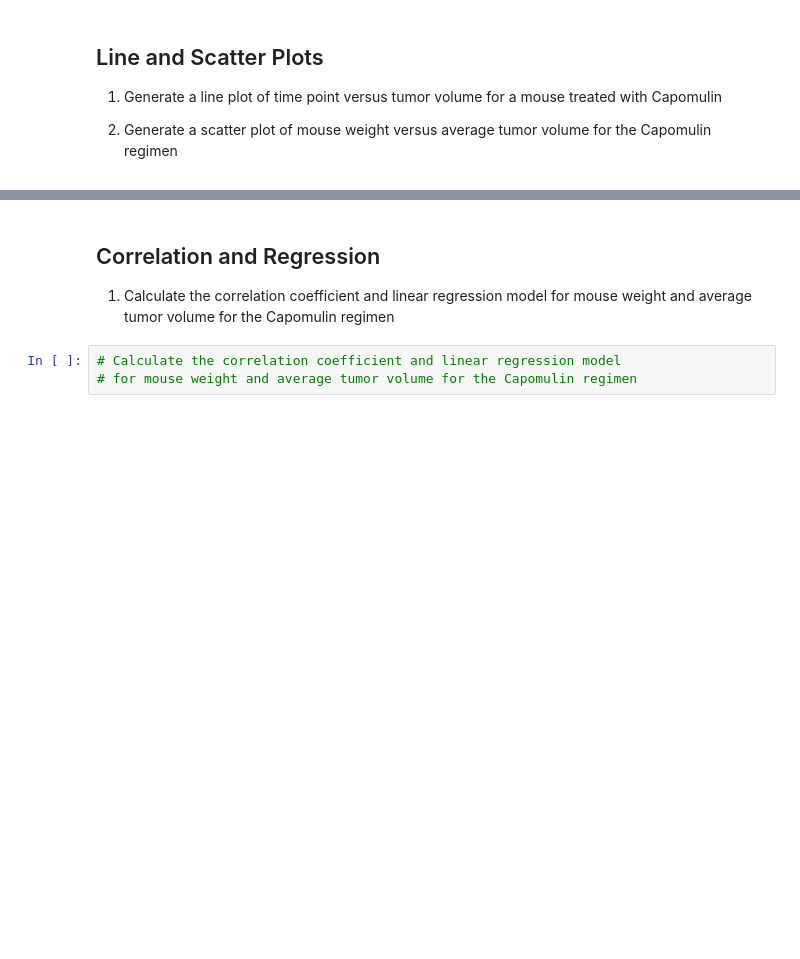
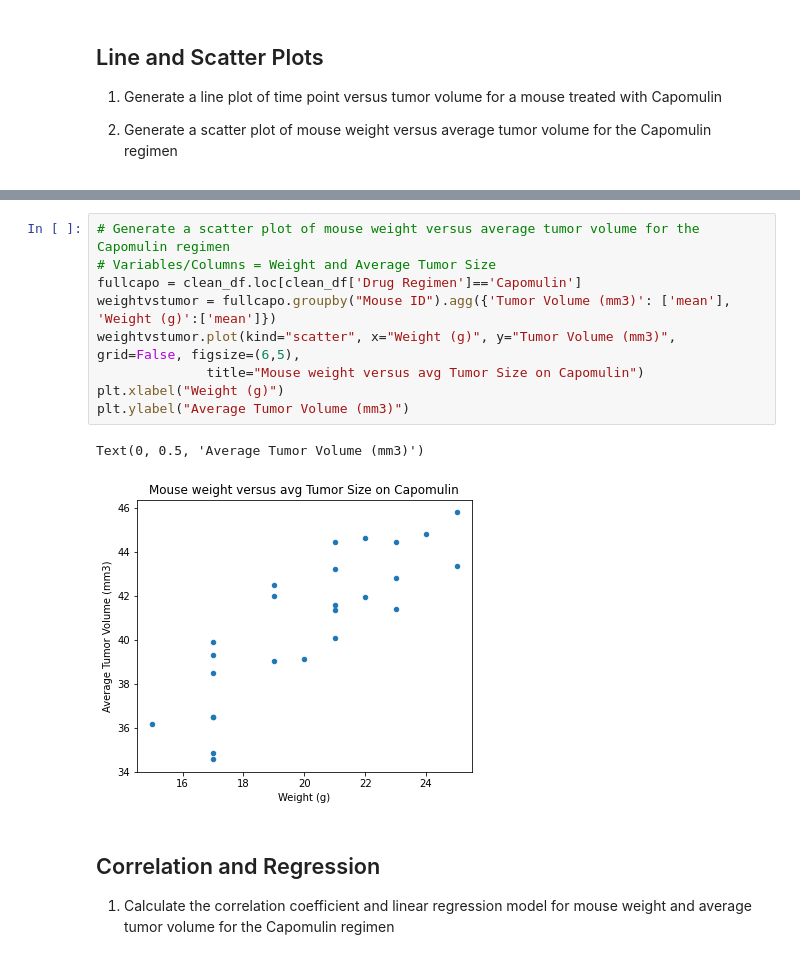
Before and after one commit to nbolt1989/matplotlib_challenge, a Jupyter notebook: Pymaceuticals.ipynb, the cells around one changed output, grey strips where cells are left out. Drawn from its saved outputs; the diff is of its cells as text; blank space fills up the shorter version.

```diff
--- a/Pymaceuticals.ipynb
+++ b/Pymaceuticals.ipynb
@@ -376,7 +397,16 @@ Text(0.5, 0, 'Drug Regimens')
+# %%
+# Generate a scatter plot of mouse weight versus average tumor volume for the Capomulin regimen
+# Variables/Columns = Weight and Average Tumor Size
+fullcapo = clean_df.loc[clean_df['Drug Regimen']=='Capomulin']
+weightvstumor = fullcapo.groupby("Mouse ID").agg({'Tumor Volume (mm3)': ['mean'], 'Weight (g)':['mean']})
+weightvstumor.plot(kind="scatter", x="Weight (g)", y="Tumor Volume (mm3)", grid=False, figsize=(6,5),
+              title="Mouse weight versus avg Tumor Size on Capomulin")
+plt.xlabel("Weight (g)")
+plt.ylabel("Average Tumor Volume (mm3)")
+# %% [output]
+Text(0, 0.5, 'Average Tumor Volume (mm3)')
+[figure, added]
 # %% [markdown]
 ## Correlation and Regression
 1) Calculate the correlation coefficient and linear regression model
 for mouse weight and average tumor volume for the Capomulin regimen
-# %%
-# Calculate the correlation coefficient and linear regression model
-# for mouse weight and average tumor volume for the Capomulin regimen
```
Also changed, not shown: parts of 10 cells of this notebook.
